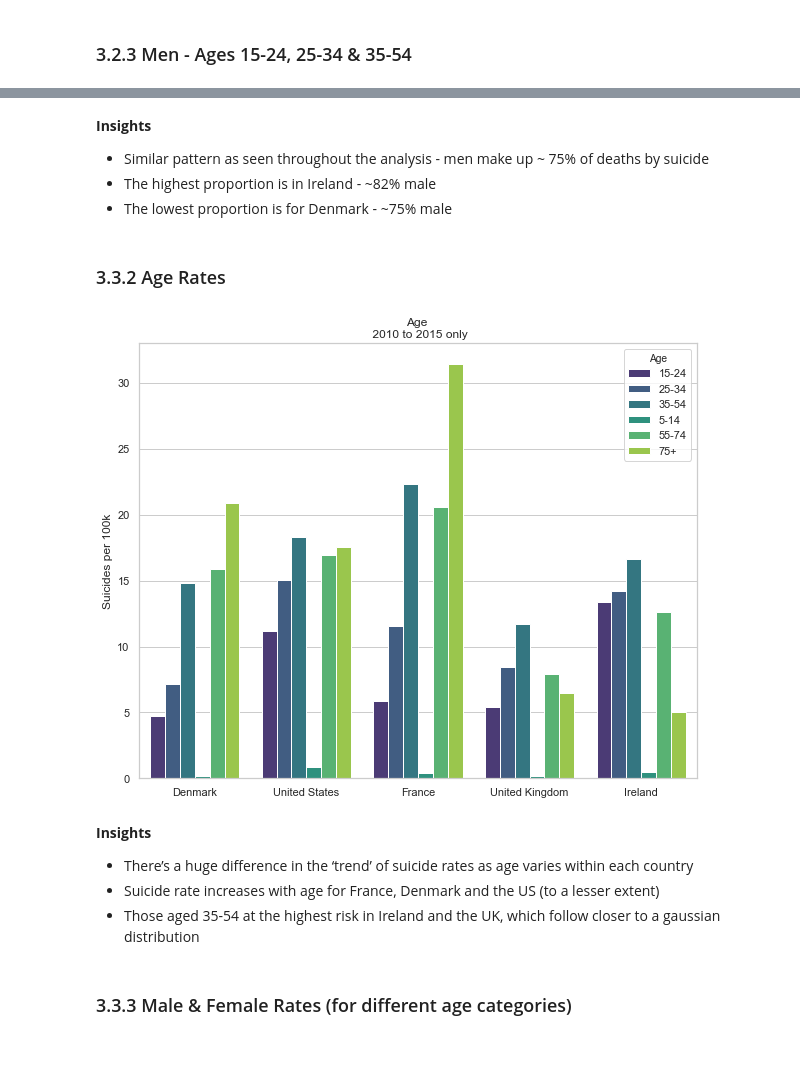
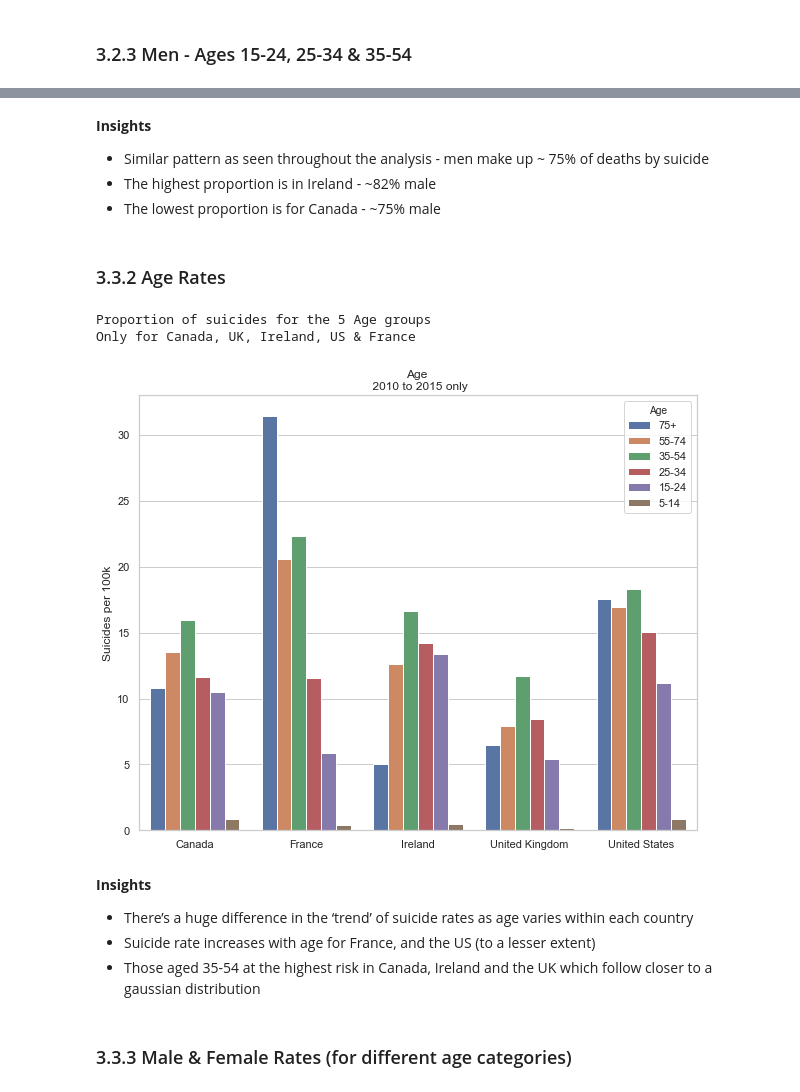
Before and after one commit to vaishali-vcs/DataScienceFoundation_Project, a Jupyter notebook: SuicideDataAnalysis.ipynb, the cells around one changed output, grey strips where cells are left out. Drawn from its saved outputs; the diff is of its cells as text; code cells hidden in the pictures; blank space fills up the shorter version.

```diff
--- a/SuicideDataAnalysis.ipynb
+++ b/SuicideDataAnalysis.ipynb
@@ -979,29 +994,35 @@ Proportion of suicides that were Male & Female
 
 - Similar pattern as seen throughout the analysis - men make up ~ 75% of deaths by suicide
 - The highest proportion is in Ireland - ~82% male
-- The lowest proportion is for Denmark - ~75% male
+- The lowest proportion is for Canada - ~75% male
 # %% [markdown]
 ### 3.3.2 Age Rates
 # %%
-recent_age_df = train[(train.Year>=2010) & ((train.Country=='Denmark') | (train.Country=='Ireland') | (train.Country=='United Kingdom') | (train.Country=='France') | (train.Country=='United States'))][['Country','Age','Sex','suicides_no','population']]
+recent_age_df = train[(train.Year>=2010) & ((train.Country=='Canada') | (train.Country=='Ireland') | (train.Country=='United Kingdom') | (train.Country=='France') | (train.Country=='United States'))][['Country','Age','Sex','suicides_no','population']]
 recent_age_df = pd.DataFrame({"suicides_per_100k": recent_age_df.groupby(['Country','Age'])['suicides_no'].sum()
                                           / recent_age_df.groupby(['Country','Age'])['population'].sum() * 100000,
 
                                 })
-recent_age_df = recent_age_df.reset_index().sort_values('Age')
+recent_age_df = recent_age_df.reset_index().sort_values(['Country','Age'], ascending=False)
+recent_age_df['Age'] = recent_age_df['Age'].apply(lambda x: 0 if x=='75+' else(1 if x=='55-74' else (2 if x=='35-54' else(3 if x=='25-34' else (4 if x=='15-24' else 5 )) )))
 
+recent_age_df = recent_age_df.reset_index().sort_values(['Country','Age'])
+recent_age_df['Age'] = recent_age_df['Age'].apply(lambda x: '75+' if x==0 else('55-74' if x==1 else ('35-54' if x==2 else('25-34' if x==3 else ( '15-24'if x==4 else '5-14' )) )))
+print('Proportion of suicides for the 5 Age groups\nOnly for Canada, UK, Ireland, US & France')
 plt.figure(figsize=(10, 8));
-g=sb.barplot(x = 'Country', y='suicides_per_100k',hue='Age',data = recent_age_df, palette='viridis');
+g=sb.barplot(x = 'Country', y='suicides_per_100k',hue='Age',data = recent_age_df);
 
 g.set(title='Age \n 2010 to 2015 only', ylabel = "Suicides per 100k", xlabel='');
 # %% [output]
+Proportion of suicides for the 5 Age groups
+Only for Canada, UK, Ireland, US & France
-[figure, old version]
+[figure, new version]
 # %% [markdown]
 **Insights**
 
 - There’s a huge difference in the ‘trend’ of suicide rates as age varies within each country
-- Suicide rate increases with age for France, Denmark and the US (to a lesser extent)
-- Those aged 35-54 at the highest risk in Ireland and the UK, which follow closer to a gaussian distribution
+- Suicide rate increases with age for France, and the US (to a lesser extent)
+- Those aged 35-54 at the highest risk in Canada, Ireland and the UK which follow closer to a gaussian distribution
 # %% [markdown]
 ### 3.3.3 Male & Female Rates (for different age categories)
 # %%
```
Also changed, not shown: parts of 29 cells of this notebook.
